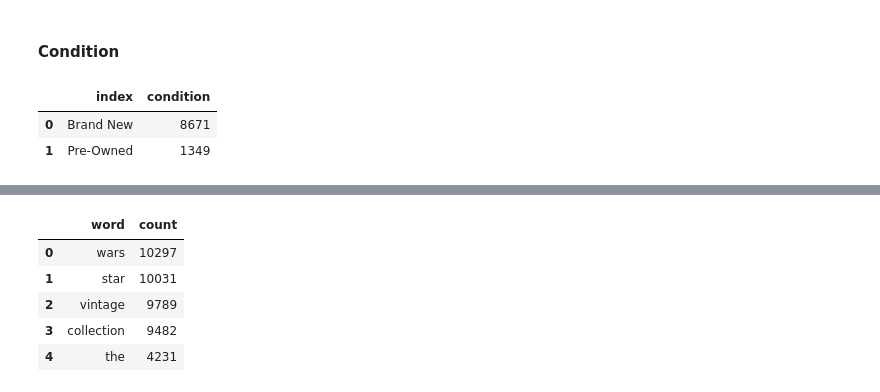
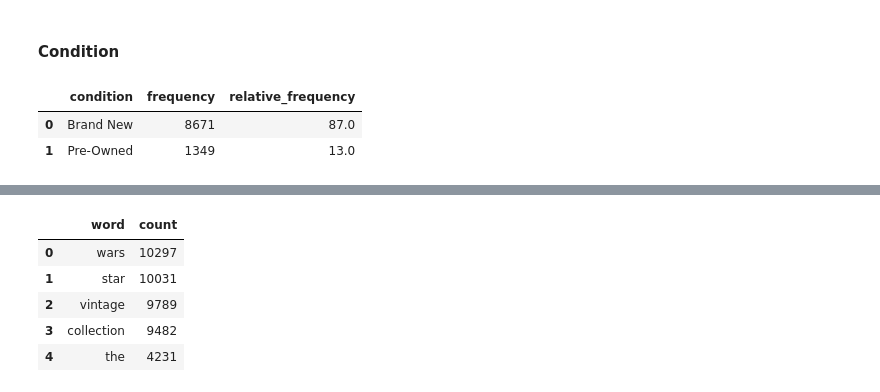
Before and after one commit to sebmedina-pers/ebay-star-wars-webscraper-and-eda, a Jupyter notebook: eda.ipynb, the cells around one changed output, grey strips where cells are left out. Cells and saved outputs as stored; diff of their text form; code cells hidden in the pictures.

```diff
--- a/eda.ipynb
+++ b/eda.ipynb
@@ -157,9 +181,15 @@ df_country_freqs.head()
 # %%
 # get frequency of conditions
 condition_freqs = df.condition.value_counts()
 df_condition_freqs = pd.DataFrame(condition_freqs).reset_index()
+# df_condition_freqs
+df_condition_freqs = df_condition_freqs.rename(columns={
+    "index": "condition",
+    "condition": "frequency"
+})
+df_condition_freqs["relative_frequency"] = 100 * round(df_condition_freqs["frequency"] / df_condition_freqs["frequency"].sum(), 2)
 df_condition_freqs
 # %% [output]
-|  | index | condition |
-| 0 | Brand New | 8671 |
-| 1 | Pre-Owned | 1349 |
+|  | condition | frequency | relative_frequency |
+| 0 | Brand New | 8671 | 87.0 |
+| 1 | Pre-Owned | 1349 | 13.0 |
```
Also changed, not shown: parts of 24 cells of this notebook.
